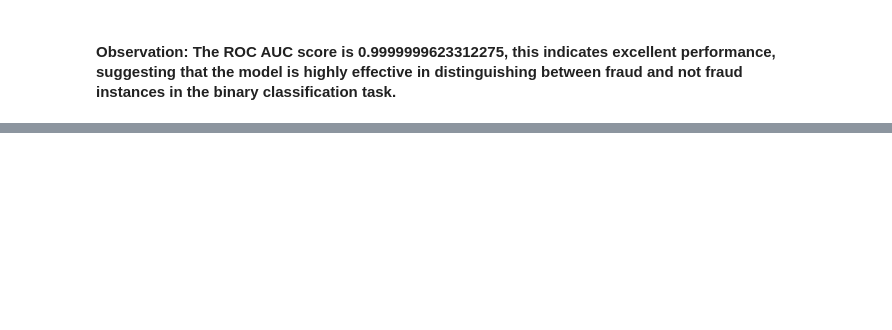
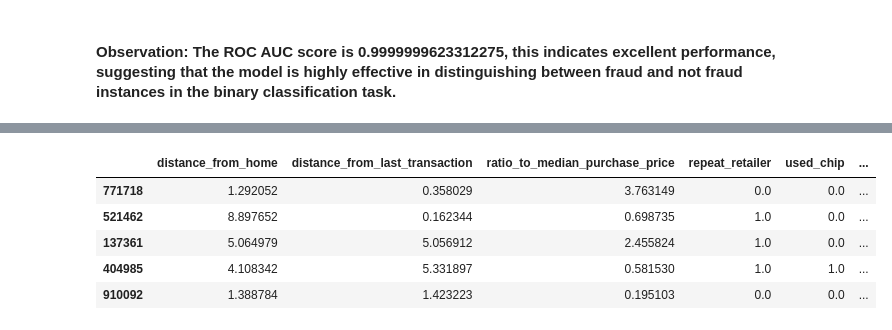
Before and after one commit to cyberholics/Machine-Learning-Zoomcamp-Midterm-Project, a Jupyter notebook: credit card fraud detection.ipynb, the cells around one changed output, grey strips where cells are left out. Cells and saved outputs as stored; diff of their text form; code cells hidden in the pictures; blank space fills up the shorter version.

```diff
--- a/credit card fraud detection.ipynb
+++ b/credit card fraud detection.ipynb
@@ -235,0 +257,9 @@ array([[182547,      2],
+# %%
+data_full_train.head()
+# %% [output]
+|  | distance_from_home | distance_from_last_transaction | ratio_to_median_purchase_price | repeat_retailer | used_chip | ... |
+| 771718 | 1.292052 | 0.358029 | 3.763149 | 0.0 | 0.0 | ... |
+| 521462 | 8.897652 | 0.162344 | 0.698735 | 1.0 | 0.0 | ... |
+| 137361 | 5.064979 | 5.056912 | 2.455824 | 1.0 | 0.0 | ... |
+| 404985 | 4.108342 | 5.331897 | 0.581530 | 1.0 | 1.0 | ... |
+| 910092 | 1.388784 | 1.423223 | 0.195103 | 0.0 | 0.0 | ... |
```
Also changed, not shown: parts of 22 cells of this notebook.
